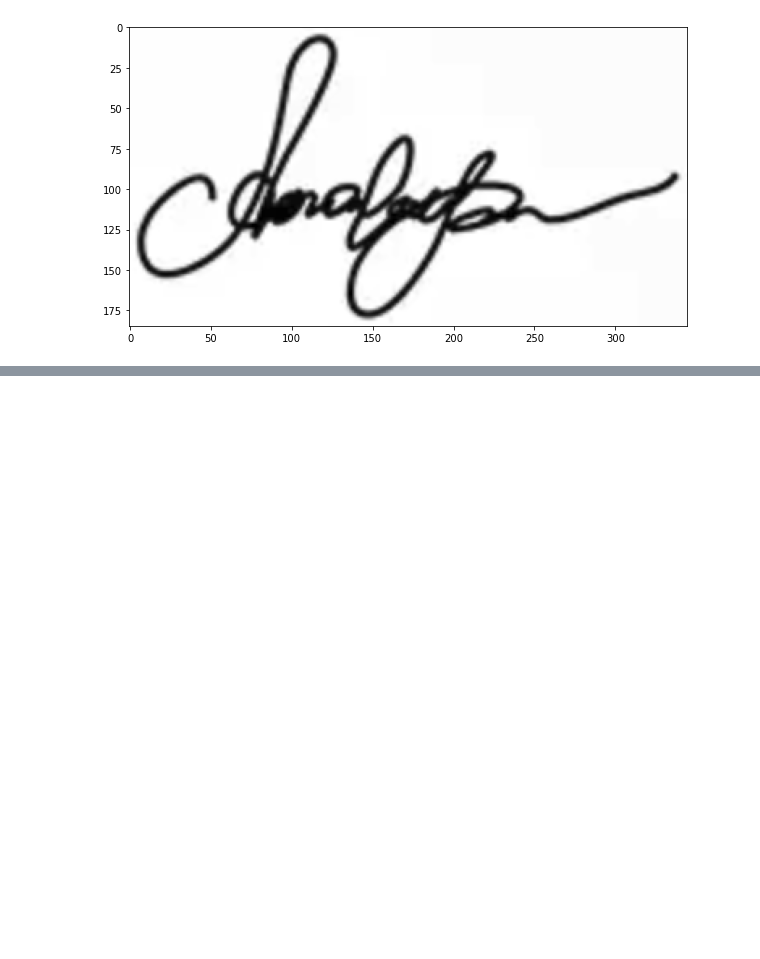
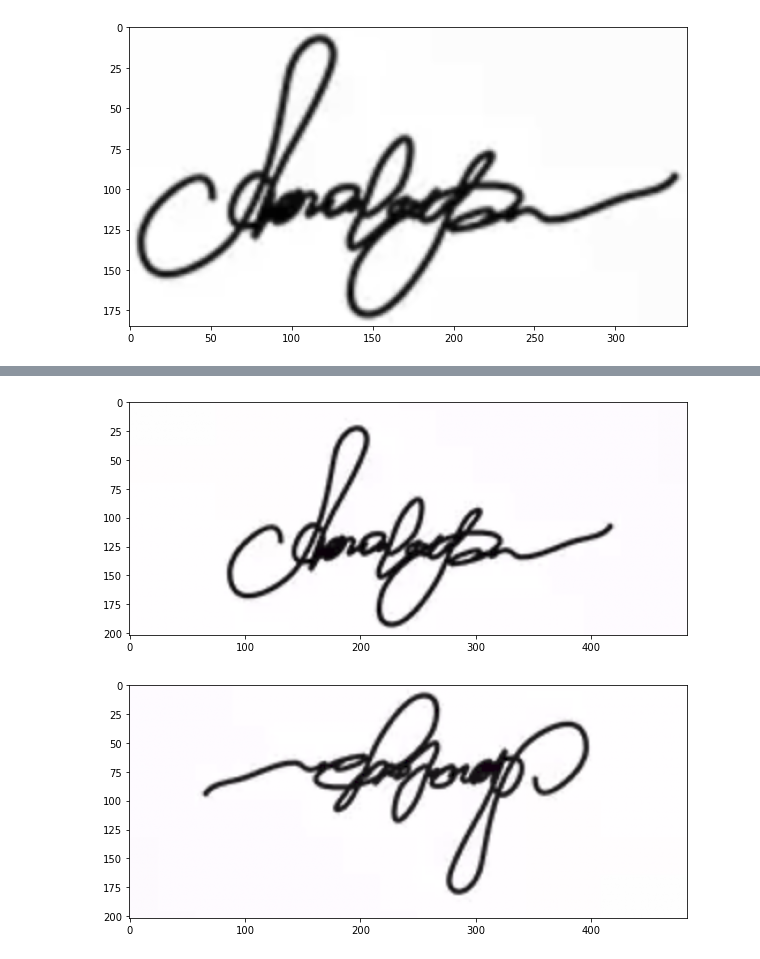
Before and after one commit to mpgxc/POC.signature, a Jupyter notebook: detect-orientation.ipynb, the cells around one changed output, grey strips where cells are left out. Cells and saved outputs as stored; diff of their text form; code cells hidden in the pictures; blank space fills up the shorter version.

```diff
--- a/detect-orientation.ipynb
+++ b/detect-orientation.ipynb
@@ -115,0 +130,9 @@ for index in glob('images/*.png'):
+# %%
+AA = rotate_image(A)
+BB = rotate_image(B)
+# %%
+plot_image(AA)
+plot_image(BB)
+# %% [output]
+[figure, added]
+[figure, added]
```
Also changed, not shown: parts of 6 cells of this notebook, 2 other files.
